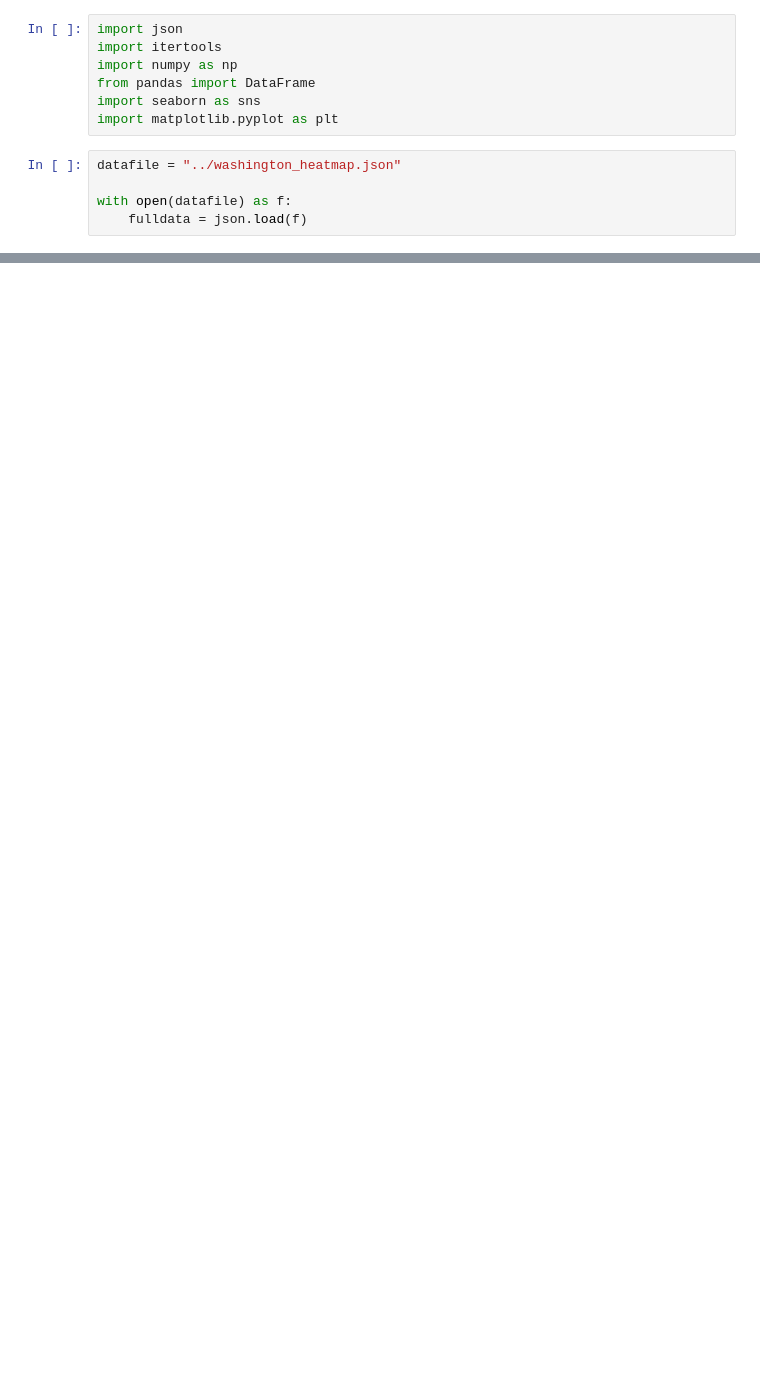
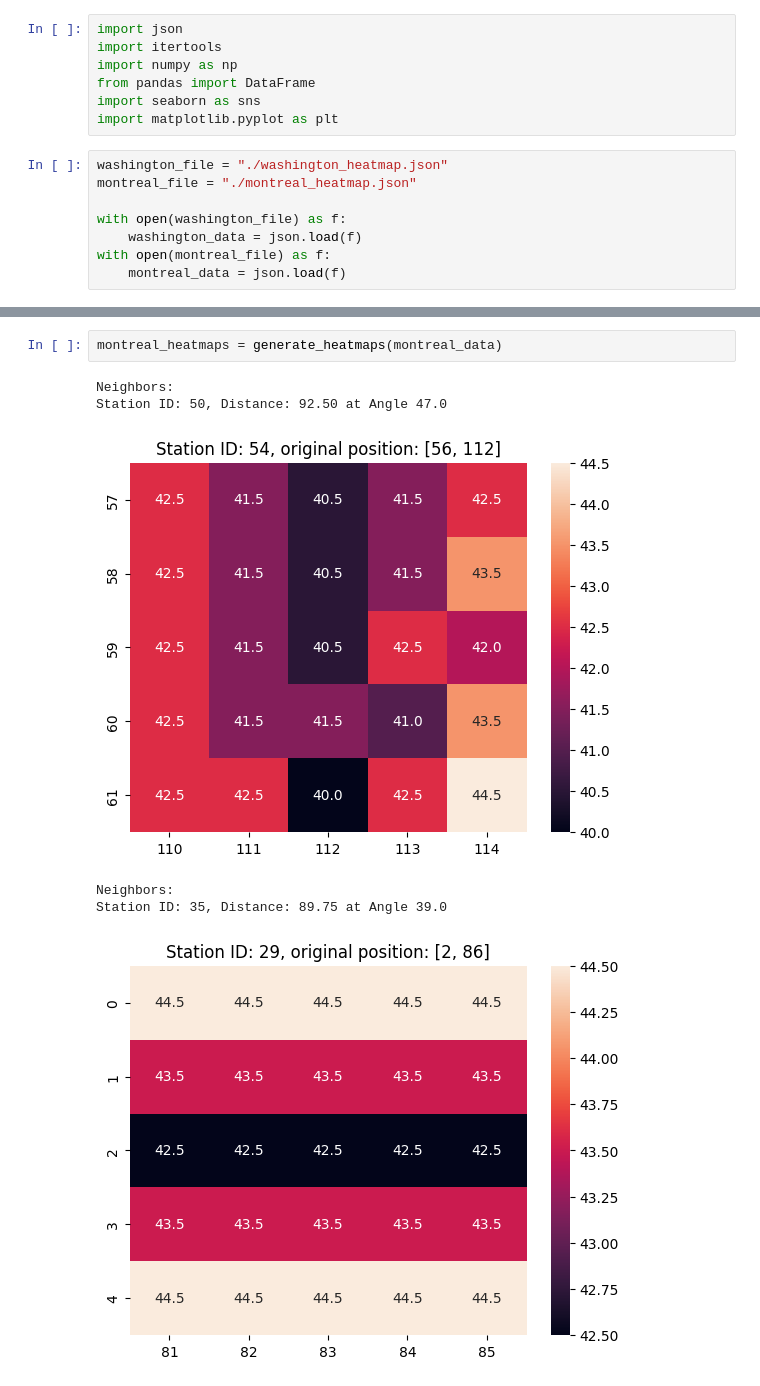
Before and after one commit to CalliEve/metro-map-editor, a Jupyter notebook: research_notebooks/heatmaps.ipynb, the cells around one changed output, grey strips where cells are left out. Cells and saved outputs as stored; diff of their text form; blank space fills up the shorter version.

```diff
--- a/research_notebooks/heatmaps.ipynb
+++ b/research_notebooks/heatmaps.ipynb
@@ -6,8 +6,11 @@ from pandas import DataFrame
 import seaborn as sns
 import matplotlib.pyplot as plt
 # %%
-datafile = "../washington_heatmap.json"
+washington_file = "./washington_heatmap.json"
+montreal_file = "./montreal_heatmap.json"
 
-with open(datafile) as f:
-    fulldata = json.load(f)
+with open(washington_file) as f:
+    washington_data = json.load(f)
+with open(montreal_file) as f:
+    montreal_data = json.load(f)
 # %%
@@ -69,0 +43,9 @@ Station ID: 58, Distance: 61.20 at Angle 70.0
+# %%
+montreal_heatmaps = generate_heatmaps(montreal_data)
+# %% [output]
+Neighbors:
+Station ID: 50, Distance: 92.50 at Angle 47.0
+[figure, added]
+Neighbors:
+Station ID: 35, Distance: 89.75 at Angle 39.0
+[figure, added]
```
Also changed, not shown: parts of 6 cells of this notebook, 25 other files.
